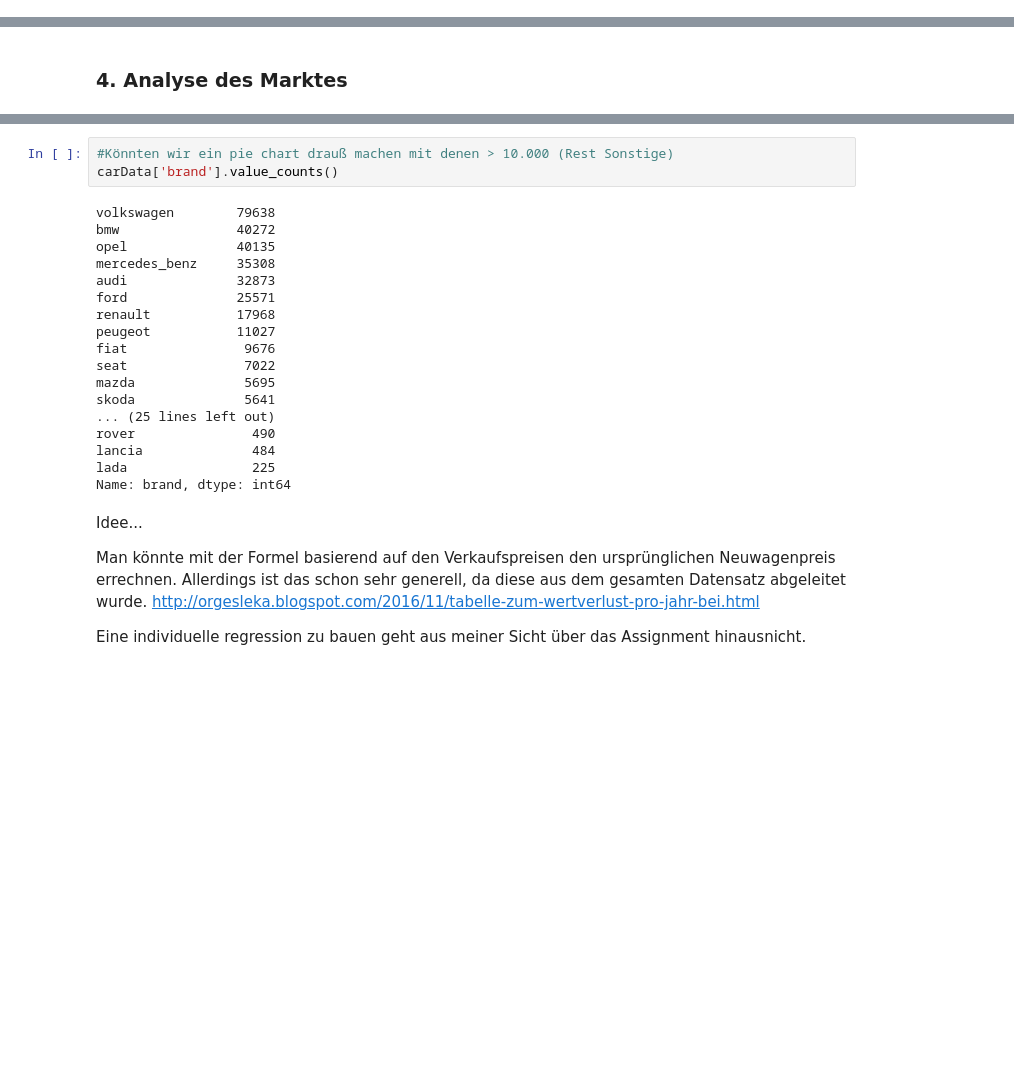
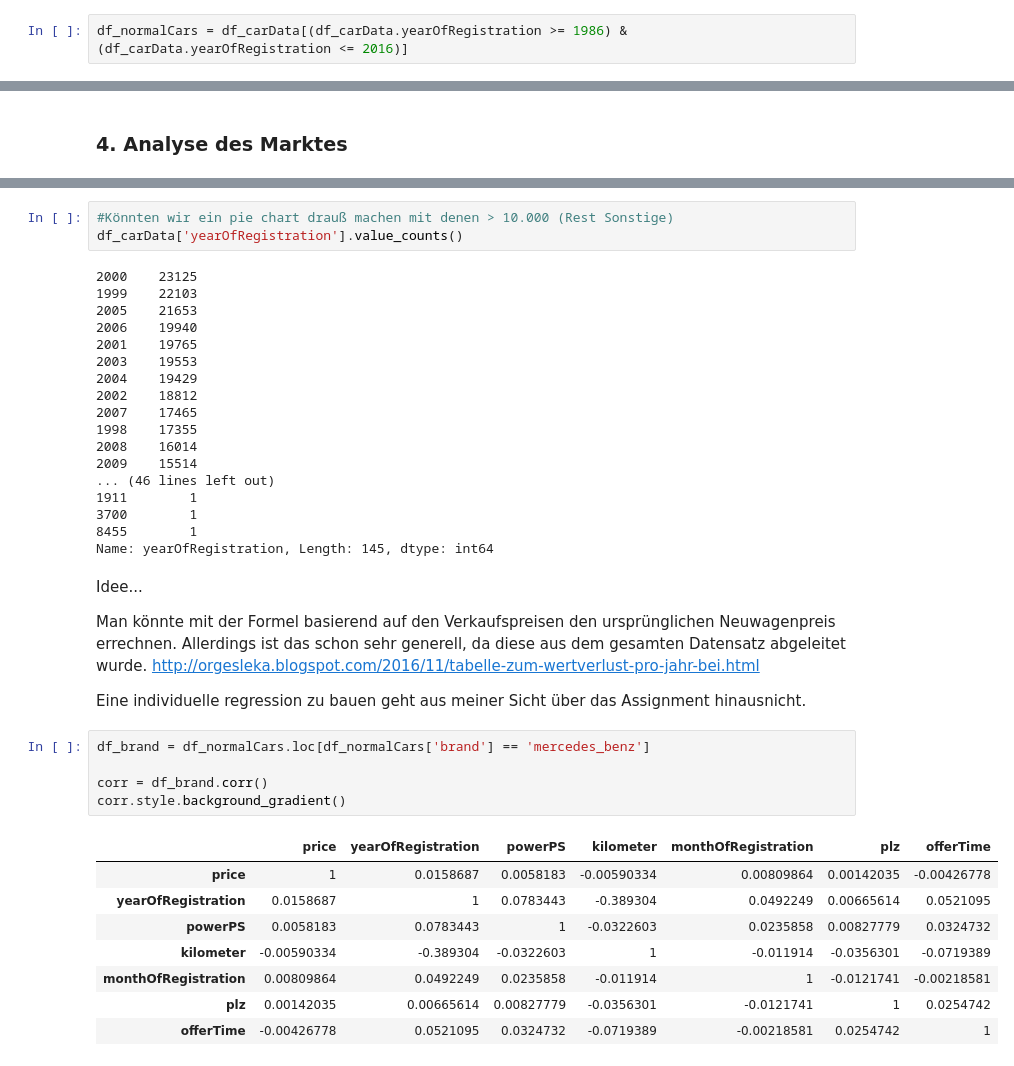
Before and after one commit to ChristianUlrichRoth/ds-assignment, a Jupyter notebook: MajorAssignment/Hauptaufgabe3.ipynb, the cells around one changed output, grey strips where cells are left out. Saved outputs shown, nothing was run; the diff lists cells and outputs as text; blank space fills up the shorter version.

```diff
--- a/MajorAssignment/Hauptaufgabe3.ipynb
+++ b/MajorAssignment/Hauptaufgabe3.ipynb
@@ -354,0 +426,2 @@ complete_df = carData.merge(df_postalCodeInfo, on='plz' )
+# %%
+df_normalCars = df_carData[(df_carData.yearOfRegistration >= 1986) & (df_carData.yearOfRegistration <= 2016)]
@@ -393,24 +471,24 @@ complete_df.to_csv("complete_df.csv", sep=',', encoding='utf-8')
 # %%
 #Könnten wir ein pie chart drauß machen mit denen > 10.000 (Rest Sonstige)
-carData['brand'].value_counts()
+df_carData['yearOfRegistration'].value_counts()
 # %% [output]
-volkswagen        79638
-bmw               40272
-opel              40135
-mercedes_benz     35308
-audi              32873
-ford              25571
-renault           17968
-peugeot           11027
-fiat               9676
-seat               7022
-mazda              5695
-skoda              5641
-... (25 lines left out)
-rover               490
-lancia              484
-lada                225
-Name: brand, dtype: int64
+2000    23125
+1999    22103
+2005    21653
+2006    19940
+2001    19765
+2003    19553
+2004    19429
+2002    18812
+2007    17465
+1998    17355
+2008    16014
+2009    15514
+... (46 lines left out)
+1911        1
+3700        1
+8455        1
+Name: yearOfRegistration, Length: 145, dtype: int64
 # %% [markdown]
 Idee...
 
@@ -418,3 +496,17 @@ Man könnte mit der Formel basierend auf den Verkaufspreisen den ursprünglichen
 http://orgesleka.blogspot.com/2016/11/tabelle-zum-wertverlust-pro-jahr-bei.html
 
 Eine individuelle regression zu bauen geht aus meiner Sicht über das Assignment hinausnicht.
+# %%
+df_brand = df_normalCars.loc[df_normalCars['brand'] == 'mercedes_benz']
+
+corr = df_brand.corr()
+corr.style.background_gradient()
+# %% [output]
+|  | price | yearOfRegistration | powerPS | kilometer | monthOfRegistration | plz | offerTime |
+| price | 1 | 0.0158687 | 0.0058183 | -0.00590334 | 0.00809864 | 0.00142035 | -0.00426778 |
+| yearOfRegistration | 0.0158687 | 1 | 0.0783443 | -0.389304 | 0.0492249 | 0.00665614 | 0.0521095 |
+| powerPS | 0.0058183 | 0.0783443 | 1 | -0.0322603 | 0.0235858 | 0.00827779 | 0.0324732 |
+| kilometer | -0.00590334 | -0.389304 | -0.0322603 | 1 | -0.011914 | -0.0356301 | -0.0719389 |
+| monthOfRegistration | 0.00809864 | 0.0492249 | 0.0235858 | -0.011914 | 1 | -0.0121741 | -0.00218581 |
+| plz | 0.00142035 | 0.00665614 | 0.00827779 | -0.0356301 | -0.0121741 | 1 | 0.0254742 |
+| offerTime | -0.00426778 | 0.0521095 | 0.0324732 | -0.0719389 | -0.00218581 | 0.0254742 | 1 |
```
Also changed, not shown: parts of 33 cells of this notebook, 2 other files.
